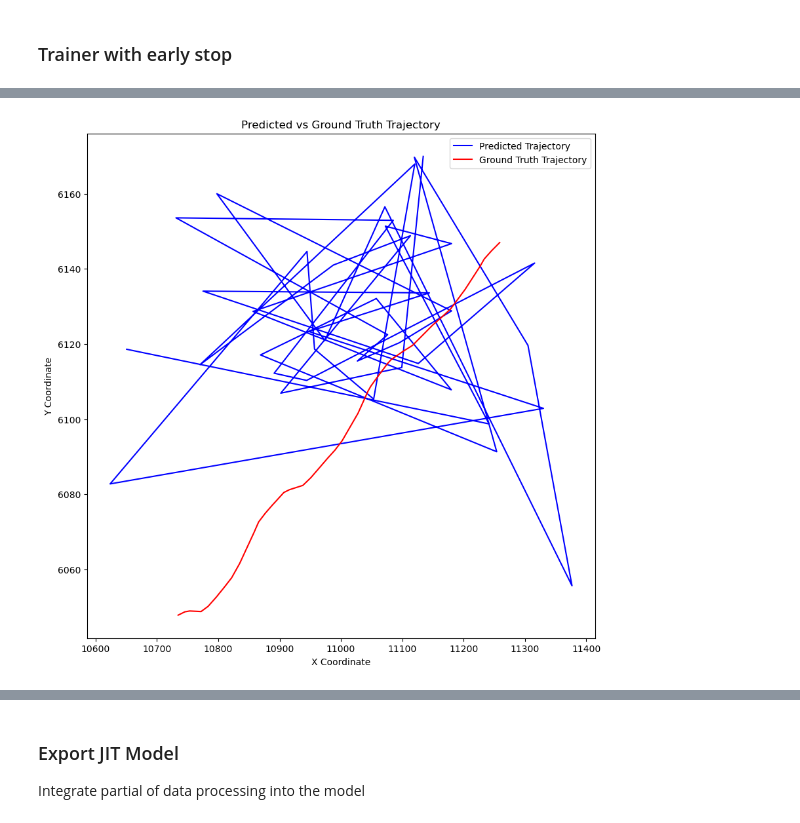
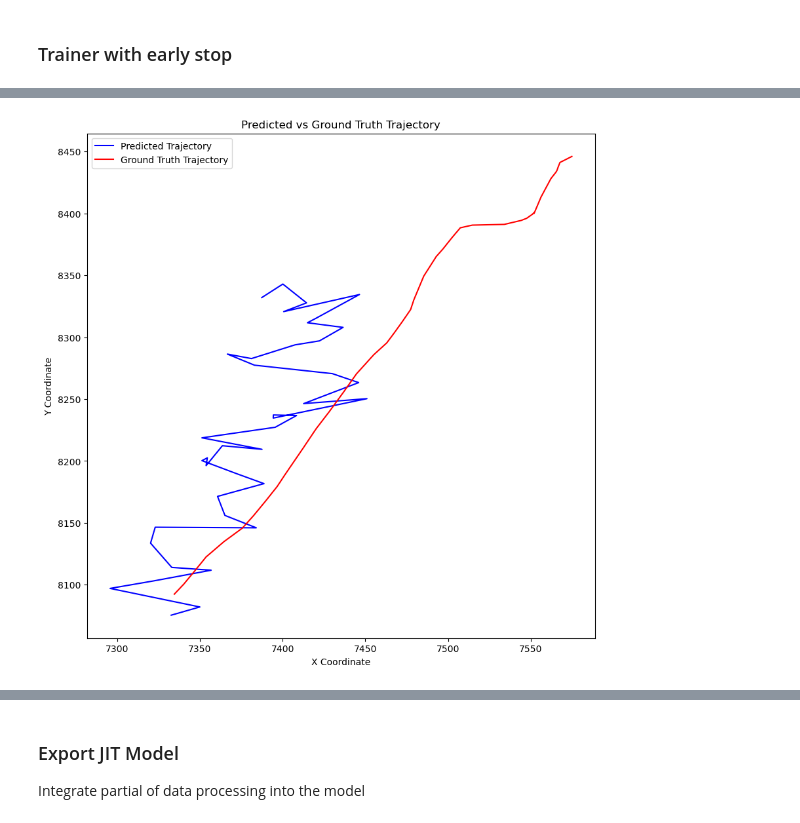
Before and after one commit to priest-yang/Pedestrian-Trajectory-Prediction, a Jupyter notebook: notebook/TFT_Flowmatching.ipynb, the cells around one changed output, grey strips where cells are left out. Cells and saved outputs as stored; diff of their text form; code cells hidden in the pictures.

```diff
--- a/notebook/TFT_Flowmatching.ipynb
+++ b/notebook/TFT_Flowmatching.ipynb
@@ -613,15 +663,17 @@ now = datetime.now()
 folder_name = now.strftime("%b%d_%H-%M-%S")
 print(f"Saving model at ../model/{model_name}/{folder_name}")
 
-optimizer = optim.AdamW(model.parameters(), lr=1e-5)
+optimizer = optim.AdamW(model.parameters(), lr=5e-5)
 # scheduler = optim.lr_scheduler.CosineAnnealingLR(optimizer, T_max=min(len(train) * n_epochs, 100000), eta_min=1e-8)
 # Define scheduler: ReduceLROnPlateau
+
+
 scheduler = optim.lr_scheduler.ReduceLROnPlateau(
     optimizer,
     mode='min',        # 'min' because we want to minimize loss
     factor=0.5,        # Reduce LR by factor of 0.2 (i.e., lr / 5)
-    patience=2500,     # Number of steps with no significant improvement before reducing LR
-    threshold=5e-4,    # Minimum change in loss to qualify as "significant"
+    patience=3000,     # Number of steps with no significant improvement before reducing LR
+    threshold=3e-4,    # Minimum change in loss to qualify as "significant"
     min_lr=1e-8,       # Minimum LR to stop at
     verbose=True       # Prints a message when LR is reduced
 )
@@ -899,24 +952,24 @@ plt.show()
 # %%
 # visualize
 
-time_stamp = 18179
+time_stamp = 18160
 import matplotlib.pyplot as plt
 import matplotlib.patches as mpatches
 
 pred = predictions_smooth[time_stamp, :, :].cpu().numpy()
 truth = truths[time_stamp, :, :].cpu().numpy()
 
 fig, ax = plt.subplots(figsize=(10, 10))
 
 ax.plot(pred[:, 0], pred[:, 1], color='blue', label='Predicted Trajectory')
 ax.plot(truth[:, 0], truth[:, 1], color='red', label='Ground Truth Trajectory')
 ax.set_xlabel('X Coordinate')
 ax.set_ylabel('Y Coordinate')
 ax.set_title('Predicted vs Ground Truth Trajectory')
 ax.legend()
 plt.show()
 # %% [output]
-[figure, old version]
+[figure, new version]
 # %%
 exp_results = df.groupby(by=['Second (s)', 'type']).mean().unstack()['RMSE Error (m)']
 exp_results.to_csv(f'../model/{model_name}/{folder_name}/result.csv')
```
Also changed, not shown: parts of 8 cells of this notebook.
